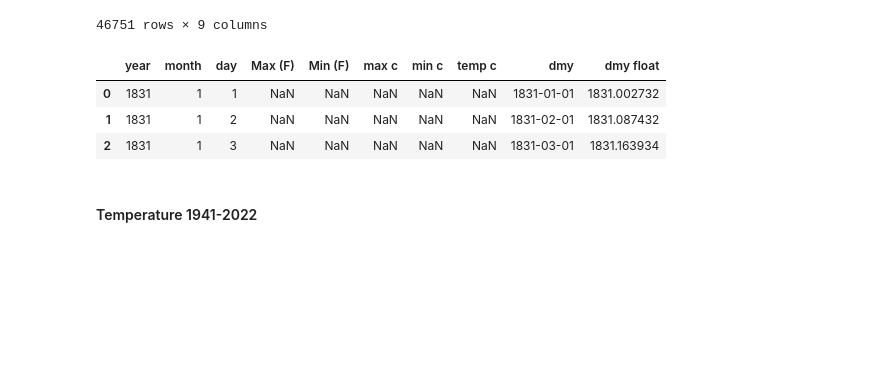
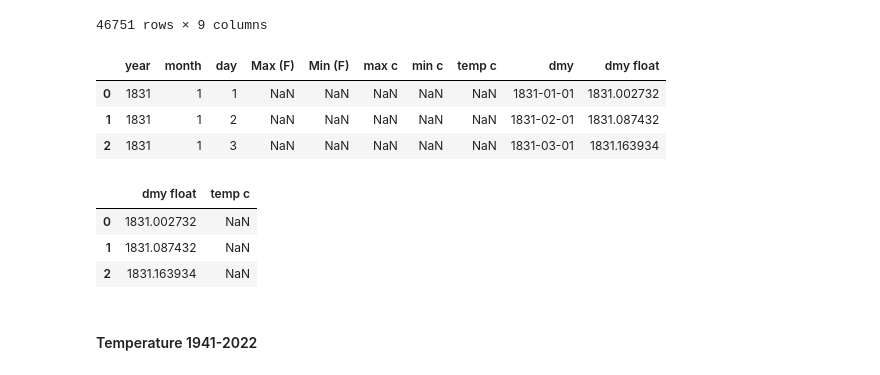
Before and after one commit to nurbujang/2progdaw23, a Jupyter notebook: project2.ipynb, the cells around one changed output. Cells and saved outputs as stored; diff of their text form; code cells hidden in the pictures; blank space fills up the shorter version.

```diff
--- a/project2.ipynb
+++ b/project2.ipynb
@@ -860,6 +853,14 @@ df_irtemp_1855_1940.head(3)
 | 0 | 1831 | 1 | 1 | NaN | NaN | NaN | NaN | NaN | 1831-01-01 | 1831.002732 |
 | 1 | 1831 | 1 | 2 | NaN | NaN | NaN | NaN | NaN | 1831-02-01 | 1831.087432 |
 | 2 | 1831 | 1 | 3 | NaN | NaN | NaN | NaN | NaN | 1831-03-01 | 1831.163934 |
+# %%
+df_irtemp_1855_1940 = df_irtemp_1855_1940[['dmy float', 'temp c']].copy()
+df_irtemp_1855_1940.head(3)
+# %% [output]
+|  | dmy float | temp c |
+| 0 | 1831.002732 | NaN |
+| 1 | 1831.087432 | NaN |
+| 2 | 1831.163934 | NaN |
 # %% [markdown]
 #### Temperature 1941-2022
 # %%
```
Also changed, not shown: parts of 9 cells of this notebook, 2 other files.
